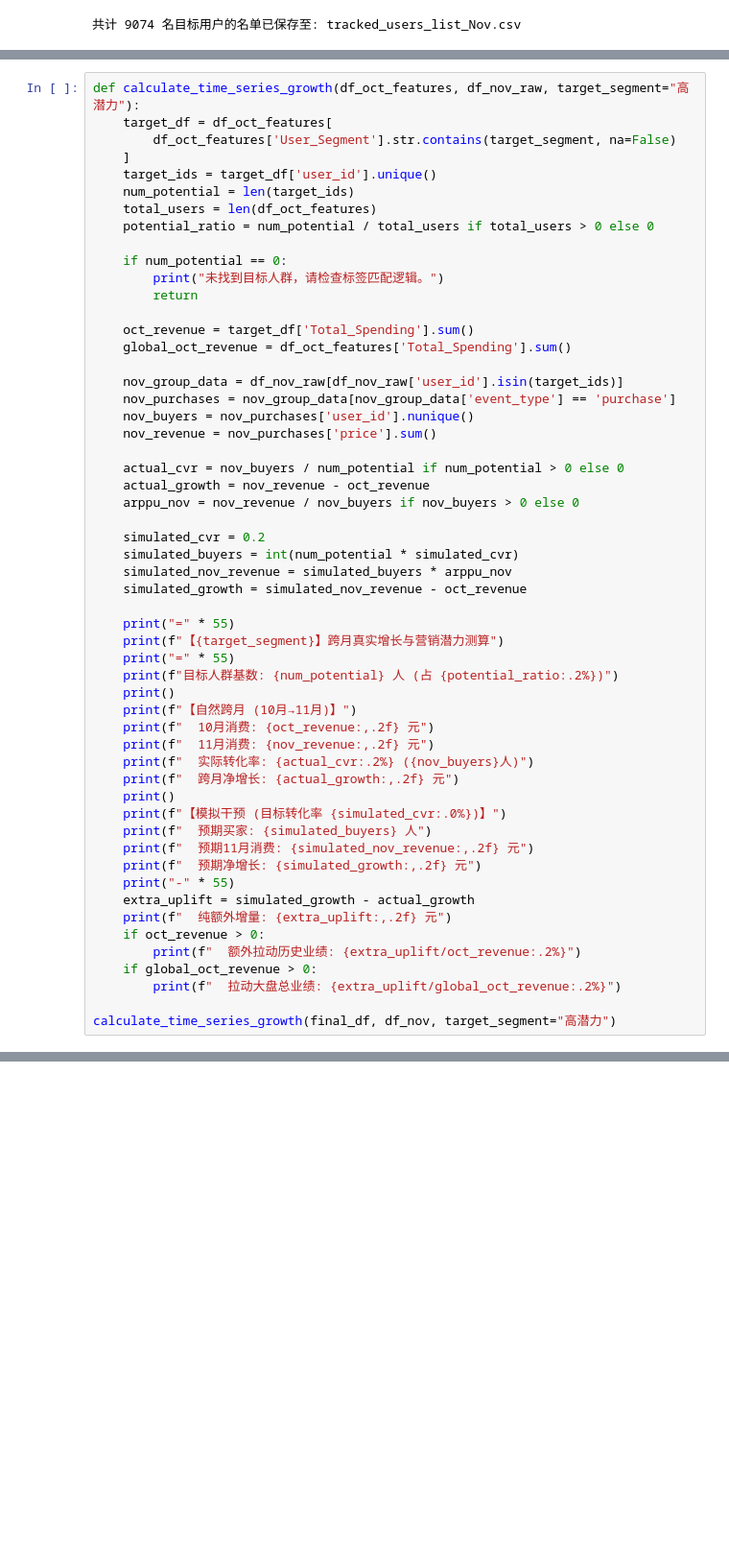
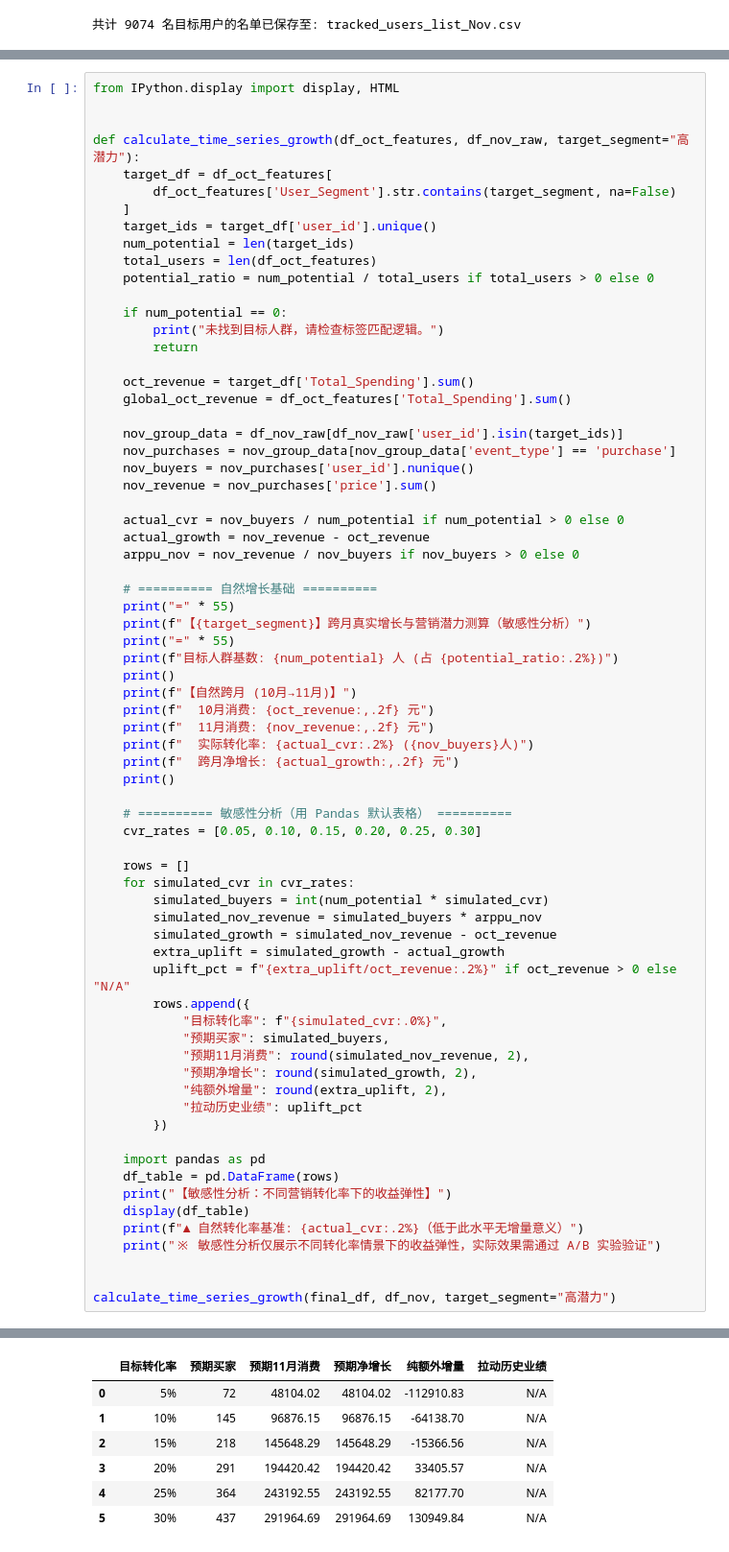
Before and after one commit to DX39069043/RFM-behavior-segmentation, a Jupyter notebook: main.ipynb, the cells around one changed output, grey strips where cells are left out. Shown at 96% size. Drawn from its saved outputs; the diff is of its cells as text; blank space fills up the shorter version.

```diff
--- a/main.ipynb
+++ b/main.ipynb
@@ -641,4 +641,7 @@ print(f"共计 {len(df_tracked_users)} 名目标用户的名单已保存至: tra
 # %%
+from IPython.display import display, HTML
+
+
 def calculate_time_series_growth(df_oct_features, df_nov_raw, target_segment="高潜力"):
     target_df = df_oct_features[
         df_oct_features['User_Segment'].str.contains(target_segment, na=False)
@@ -664,13 +667,9 @@ def calculate_time_series_growth(df_oct_features, df_nov_raw, target_segment="
     actual_growth = nov_revenue - oct_revenue
     arppu_nov = nov_revenue / nov_buyers if nov_buyers > 0 else 0
 
-    simulated_cvr = 0.2
-    simulated_buyers = int(num_potential * simulated_cvr)
-    simulated_nov_revenue = simulated_buyers * arppu_nov
-    simulated_growth = simulated_nov_revenue - oct_revenue
-
+    # ========== 自然增长基础 ==========
     print("=" * 55)
-    print(f"【{target_segment}】跨月真实增长与营销潜力测算")
+    print(f"【{target_segment}】跨月真实增长与营销潜力测算（敏感性分析）")
     print("=" * 55)
     print(f"目标人群基数: {num_potential} 人 (占 {potential_ratio:.2%})")
     print()
@@ -680,17 +679,33 @@ def calculate_time_series_growth(df_oct_features, df_nov_raw, target_segment="
     print(f"  实际转化率: {actual_cvr:.2%} ({nov_buyers}人)")
     print(f"  跨月净增长: {actual_growth:,.2f} 元")
     print()
-    print(f"【模拟干预 (目标转化率 {simulated_cvr:.0%})】")
-    print(f"  预期买家: {simulated_buyers} 人")
-    print(f"  预期11月消费: {simulated_nov_revenue:,.2f} 元")
-    print(f"  预期净增长: {simulated_growth:,.2f} 元")
-    print("-" * 55)
-    extra_uplift = simulated_growth - actual_growth
-    print(f"  纯额外增量: {extra_uplift:,.2f} 元")
-    if oct_revenue > 0:
-        print(f"  额外拉动历史业绩: {extra_uplift/oct_revenue:.2%}")
-    if global_oct_revenue > 0:
-        print(f"  拉动大盘总业绩: {extra_uplift/global_oct_revenue:.2%}")
+
+    # ========== 敏感性分析（用 Pandas 默认表格） ==========
+    cvr_rates = [0.05, 0.10, 0.15, 0.20, 0.25, 0.30]
+
+    rows = []
+    for simulated_cvr in cvr_rates:
+        simulated_buyers = int(num_potential * simulated_cvr)
+        simulated_nov_revenue = simulated_buyers * arppu_nov
+        simulated_growth = simulated_nov_revenue - oct_revenue
+        extra_uplift = simulated_growth - actual_growth
+        uplift_pct = f"{extra_uplift/oct_revenue:.2%}" if oct_revenue > 0 else "N/A"
+        rows.append({
+            "目标转化率": f"{simulated_cvr:.0%}",
+            "预期买家": simulated_buyers,
+            "预期11月消费": round(simulated_nov_revenue, 2),
+            "预期净增长": round(simulated_growth, 2),
+            "纯额外增量": round(extra_uplift, 2),
+            "拉动历史业绩": uplift_pct
+        })
+
+    import pandas as pd
+    df_table = pd.DataFrame(rows)
+    print("【敏感性分析：不同营销转化率下的收益弹性】")
+    display(df_table)
+    print(f"▲ 自然转化率基准: {actual_cvr:.2%}（低于此水平无增量意义）")
+    print("※ 敏感性分析仅展示不同转化率情景下的收益弹性，实际效果需通过 A/B 实验验证")
+
 
 calculate_time_series_growth(final_df, df_nov, target_segment="高潜力")
 # %% [output]
@@ -714,0 +724,7 @@ calculate_time_series_growth(final_df, df_nov, target_segment="高潜力")
+|  | 目标转化率 | 预期买家 | 预期11月消费 | 预期净增长 | 纯额外增量 | 拉动历史业绩 |
+| 0 | 5% | 72 | 48104.02 | 48104.02 | -112910.83 | N/A |
+| 1 | 10% | 145 | 96876.15 | 96876.15 | -64138.70 | N/A |
+| 2 | 15% | 218 | 145648.29 | 145648.29 | -15366.56 | N/A |
+| 3 | 20% | 291 | 194420.42 | 194420.42 | 33405.57 | N/A |
+| 4 | 25% | 364 | 243192.55 | 243192.55 | 82177.70 | N/A |
+| 5 | 30% | 437 | 291964.69 | 291964.69 | 130949.84 | N/A |
```
Also changed, not shown: parts of 6 cells of this notebook.
